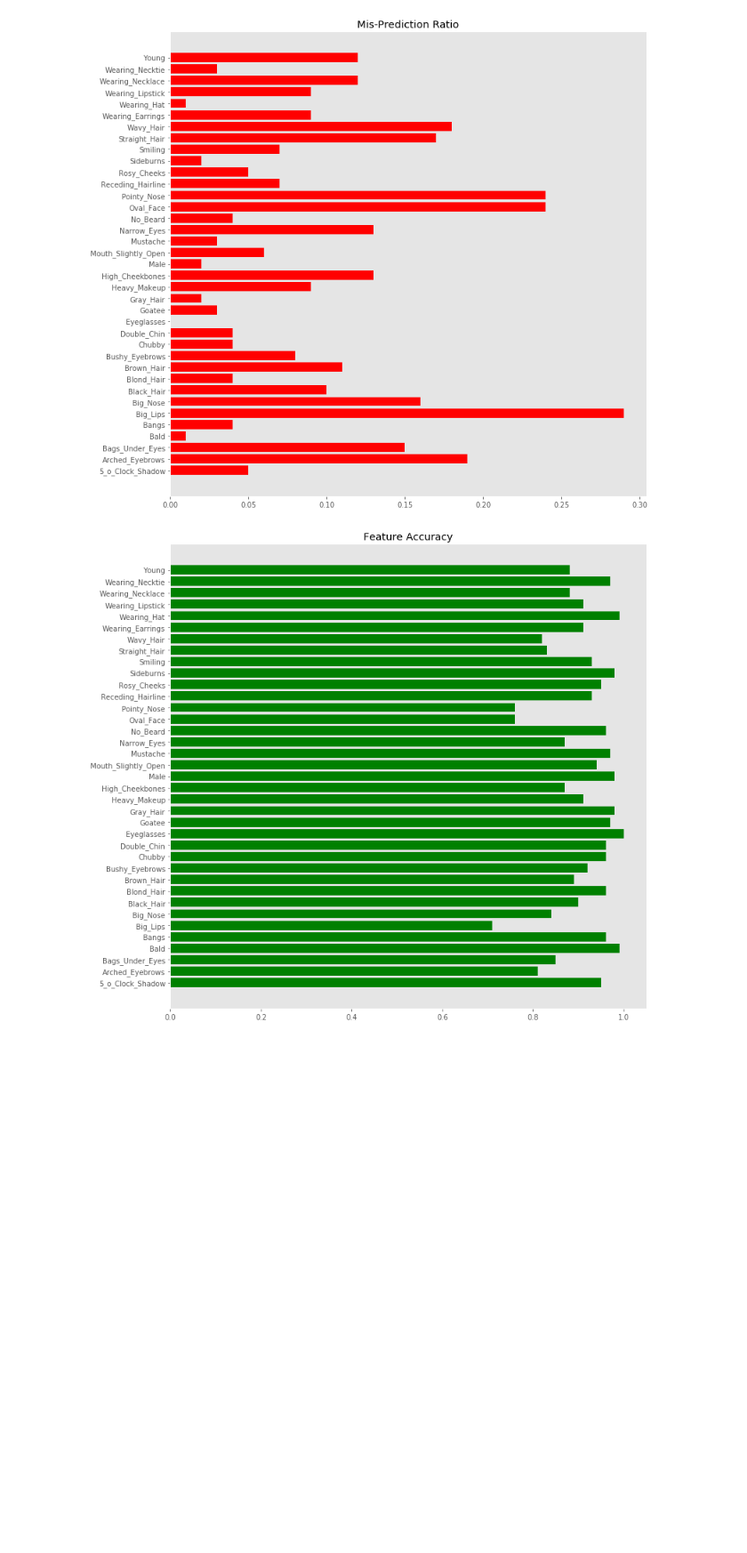
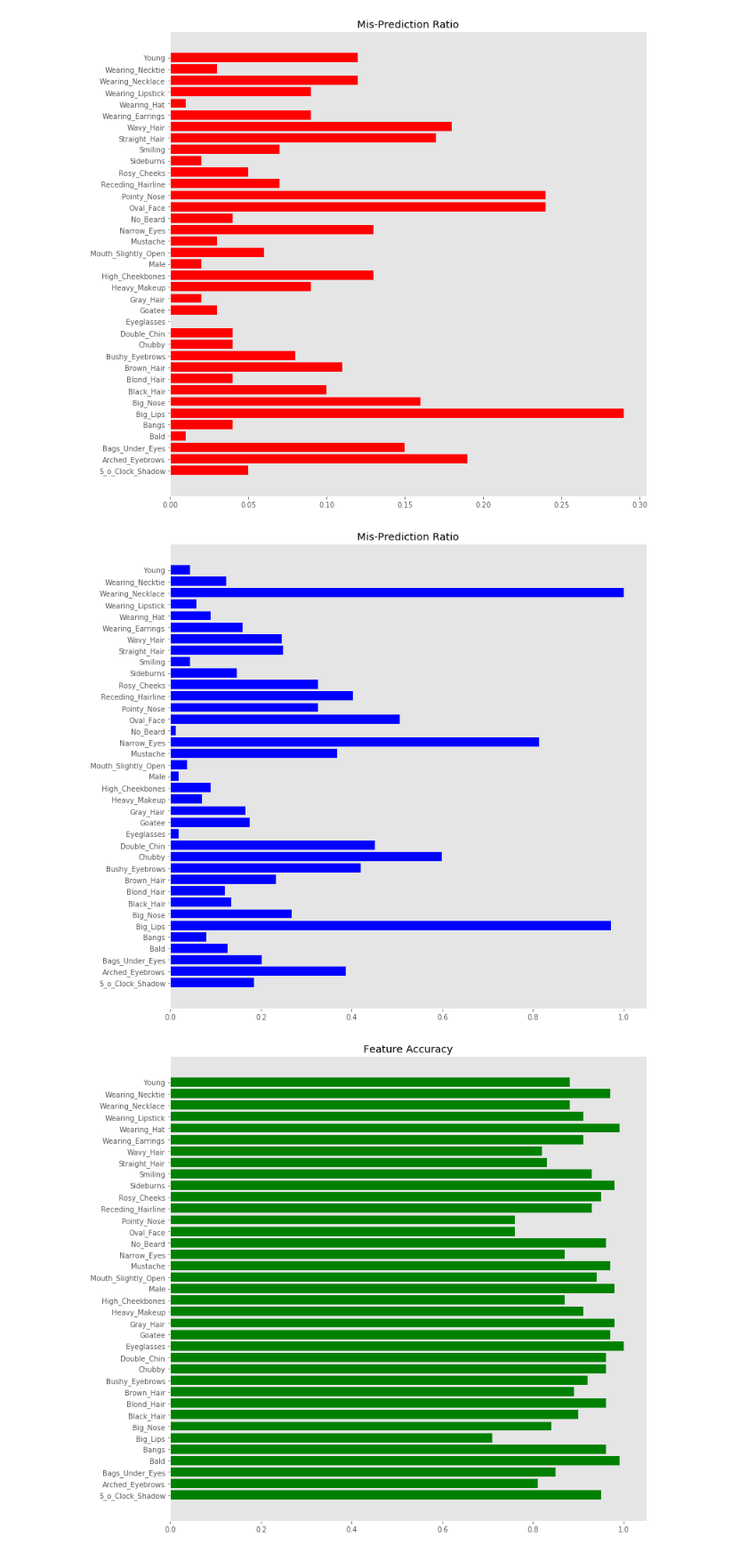
Before and after one commit to Luca96/face-clustering, a Jupyter notebook: notebook/UL19_Training.ipynb, the cells around one changed output. Shown at 89% size. Saved outputs shown, nothing was run; the diff lists cells and outputs as text; code cells hidden in the pictures; blank space fills up the shorter version.

```diff
--- a/notebook/UL19_Training.ipynb
+++ b/notebook/UL19_Training.ipynb
@@ -143,11 +162,15 @@ class CelebA():
 # %%
 # loading dataset:
 
-celeba = CelebA(drop_features=[
-    'Attractive',
-    'Pale_Skin',
-    'Blurry',
-])
+# discards the given attributes
+# celeba = CelebA(drop_features=[
+#     'Attractive',
+#     'Pale_Skin',
+#     'Blurry',
+# ])
+
+# loads all attributes (40)
+celeba = CelebA()
 # %% [markdown]
 # 2. Model Architecture
 ---
@@ -453,6 +478,7 @@ mistakes = np.zeros(celeba.num_features)
 count = 0
 avg_d = 0
 show_prob = 0.01
+times_one = np.zeros(celeba.num_features)
 
 # generate samples (x), and labels (y) a batch at a time:
 for i in range(len(test_generator)):
@@ -466,6 +492,7 @@ for i in range(len(test_generator)):
   for i, p in enumerate(preds):
     d = hamming_distance(p, y[i])
     avg_d += d
+    times_one += p
 
     if random.random() <= show_prob:
       # prints: prediction, true labels, and their hamming distance
@@ -477,5 +504,10 @@ for i in range(len(test_generator)):
 avg_d /= count
 print("avg. hamming: " + str(avg_d))
 
+mistakes2 = []
+for i, times in enumerate(times_one):
+  val = mistakes[i] / times
+  mistakes2.append(round(val, 2))
+
 mistakes = np.round(mistakes / count, 2)
 # %% [output]
@@ -508,6 +540,18 @@ plt.grid(False)
 _ = plt.show()
 # %% [output]
 [figure]
+# %%
+# plot mis-predicted feature ratio
+
+plt.figure(figsize=(12, 12))
+
+plt.barh(celeba.features_name, mistakes2 / max(mistakes2), color='blue')
+plt.title("Mis-Prediction Ratio")
+plt.grid(False)
+
+_ = plt.show()
+# %% [output]
+[figure, added]
 # %%
 # plot feature accuracy
 plt.figure(figsize=(12, 12))
```
Also changed, not shown: parts of 11 cells of this notebook, 5 other files.
